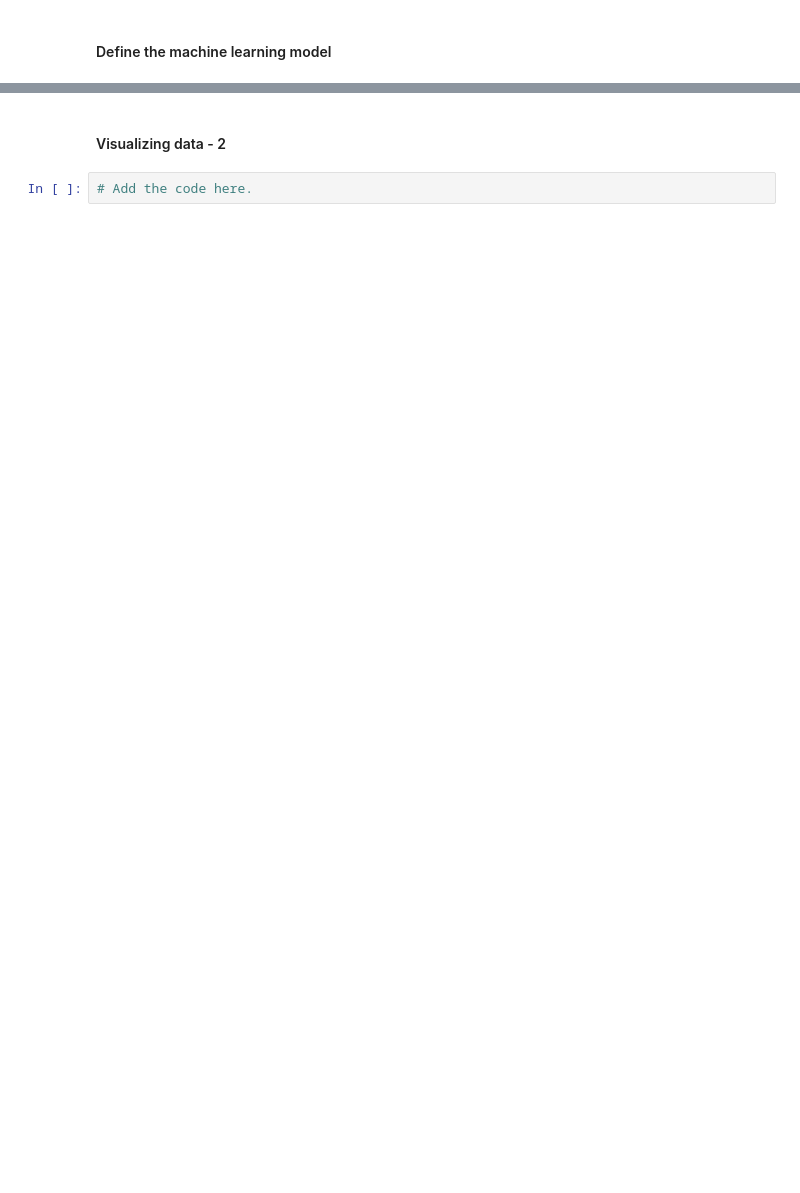
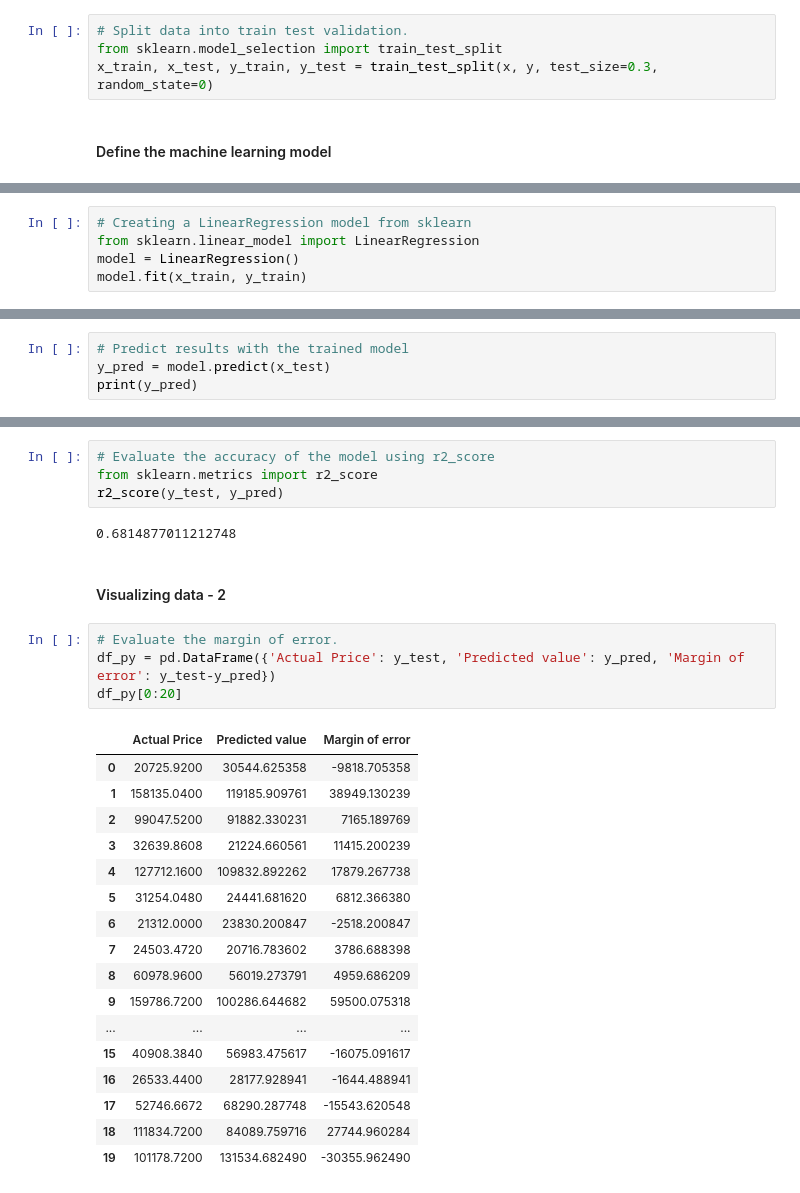
Before and after one commit to SalithaEkanayaka123/ML_Assignment2_IT19121048_IT19086408_IT19099514_IT19104690-1, a Jupyter notebook: machine-learning-assignment2.ipynb, the cells around one changed output, grey strips where cells are left out. Cells and saved outputs as stored; diff of their text form; blank space fills up the shorter version.

Commit message:
COMMIT: Trained the model, Evaluate performance.

```diff
--- a/machine-learning-assignment2.ipynb
+++ b/machine-learning-assignment2.ipynb
@@ -172,5 +172,9 @@ y
 # %% [output]
 array([71378.6832, 47895.5232, 30636.    , ..., 12201.12  , 40705.92  ,
        19660.32  ])
+# %%
+# Split data into train test validation.
+from sklearn.model_selection import train_test_split
+x_train, x_test, y_train, y_test = train_test_split(x, y, test_size=0.3, random_state=0)
 # %% [markdown]
 #### Define the machine learning model
@@ -178,0 +181,5 @@ array([71378.6832, 47895.5232, 30636.    , ..., 12201.12  , 40705.92  ,
+# %%
+# Creating a LinearRegression model from sklearn
+from sklearn.linear_model import LinearRegression
+model = LinearRegression()
+model.fit(x_train, y_train)
@@ -178,0 +188,4 @@ array([71378.6832, 47895.5232, 30636.    , ..., 12201.12  , 40705.92  ,
+# %%
+# Predict results with the trained model
+y_pred = model.predict(x_test)
+print(y_pred)
@@ -179,4 +210,30 @@ array([71378.6832, 47895.5232, 30636.    , ..., 12201.12  , 40705.92  ,
+# %%
+# Evaluate the accuracy of the model using r2_score
+from sklearn.metrics import r2_score
+r2_score(y_test, y_pred)
+# %% [output]
+0.6814877011212748
 # %% [markdown]
 #### Visualizing data - 2
-# %%
-# Add the code here.
+# %%
+# Evaluate the margin of error.
+df_py = pd.DataFrame({'Actual Price': y_test, 'Predicted value': y_pred, 'Margin of error': y_test-y_pred})
+df_py[0:20]
+# %% [output]
+|  | Actual Price | Predicted value | Margin of error |
+| 0 | 20725.9200 | 30544.625358 | -9818.705358 |
+| 1 | 158135.0400 | 119185.909761 | 38949.130239 |
+| 2 | 99047.5200 | 91882.330231 | 7165.189769 |
+| 3 | 32639.8608 | 21224.660561 | 11415.200239 |
+| 4 | 127712.1600 | 109832.892262 | 17879.267738 |
+| 5 | 31254.0480 | 24441.681620 | 6812.366380 |
+| 6 | 21312.0000 | 23830.200847 | -2518.200847 |
+| 7 | 24503.4720 | 20716.783602 | 3786.688398 |
+| 8 | 60978.9600 | 56019.273791 | 4959.686209 |
+| 9 | 159786.7200 | 100286.644682 | 59500.075318 |
+| ... | ... | ... | ... |
+| 15 | 40908.3840 | 56983.475617 | -16075.091617 |
+| 16 | 26533.4400 | 28177.928941 | -1644.488941 |
+| 17 | 52746.6672 | 68290.287748 | -15543.620548 |
+| 18 | 111834.7200 | 84089.759716 | 27744.960284 |
+| 19 | 101178.7200 | 131534.682490 | -30355.962490 |
```
Also changed, not shown: parts of 3 cells of this notebook.
